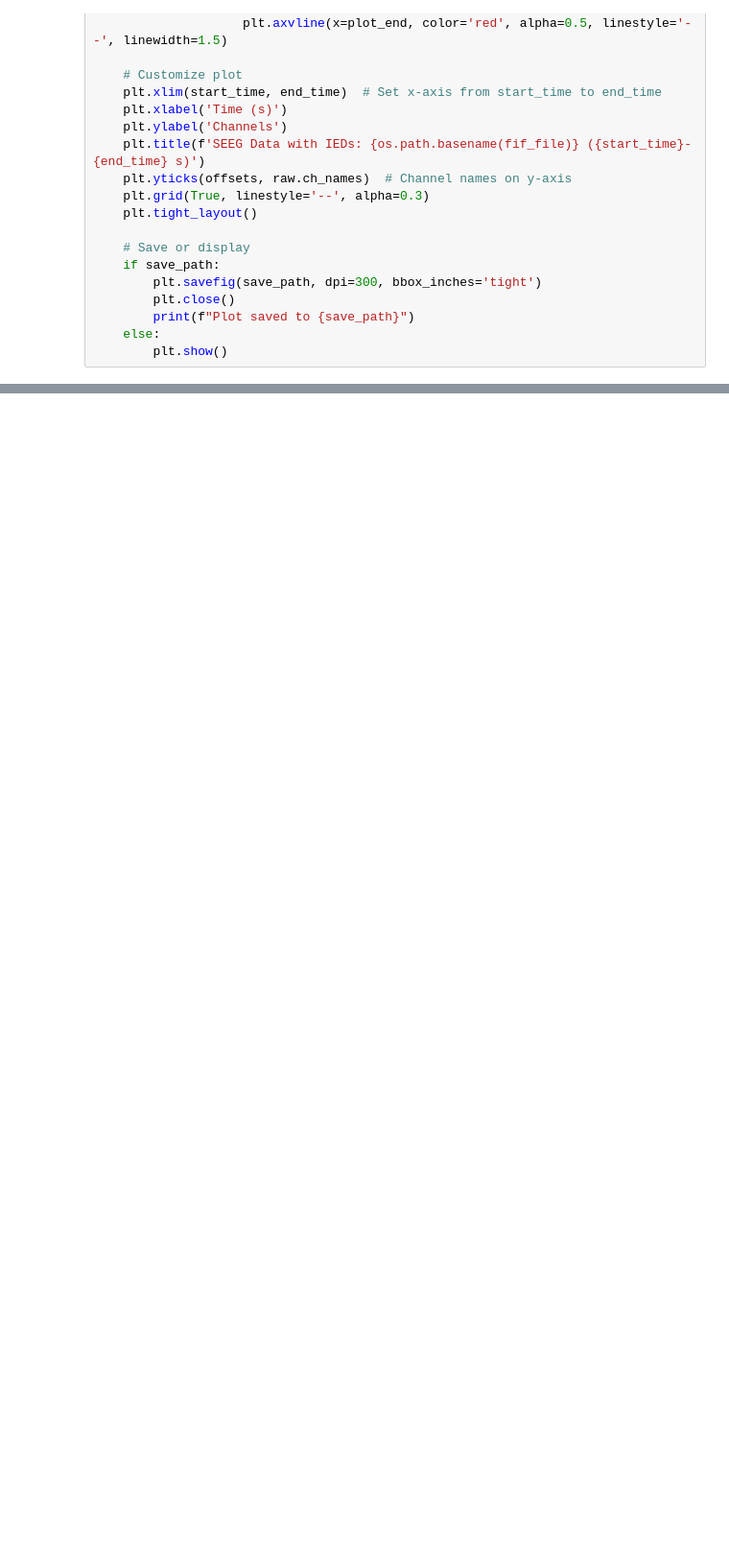
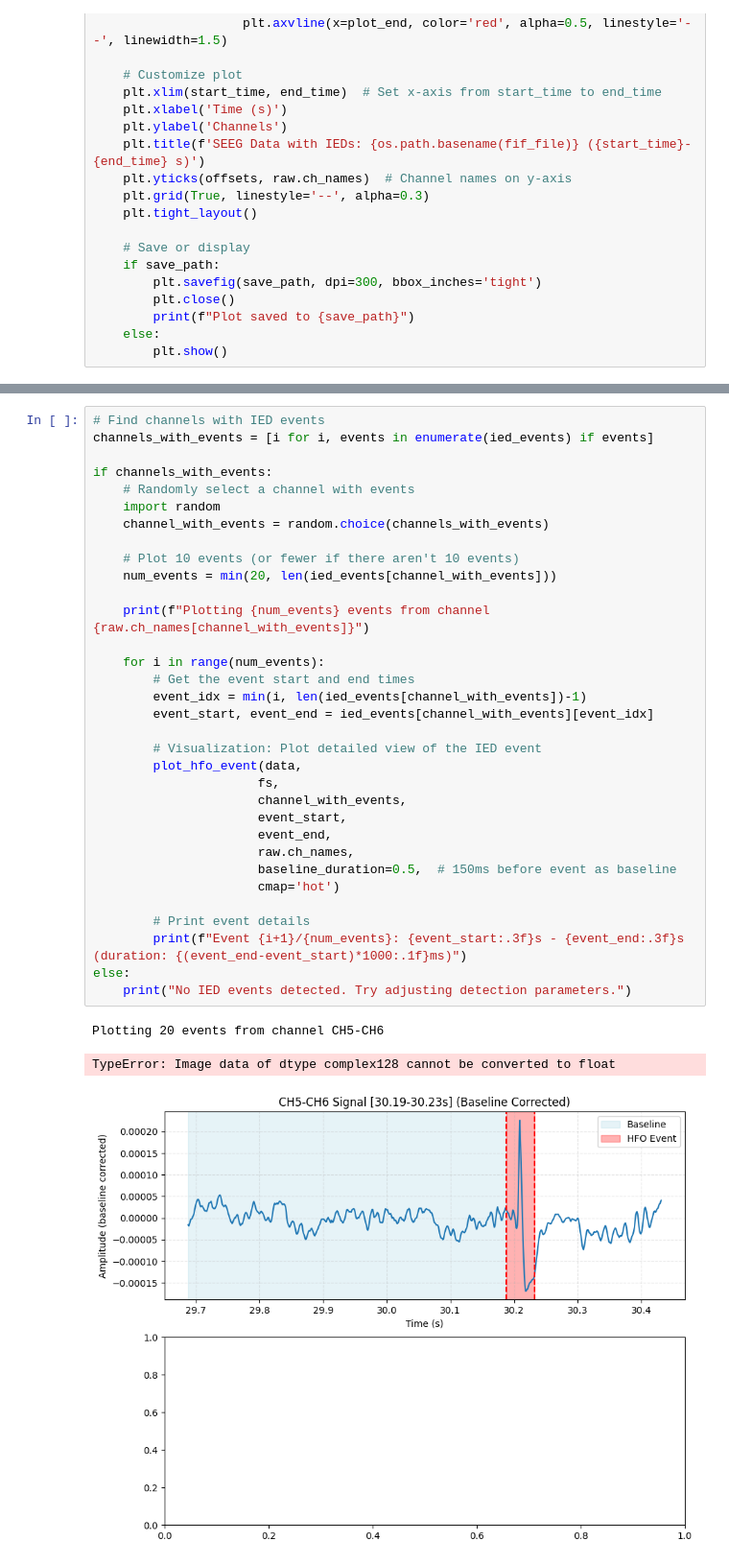
Before and after one commit to Jlei61/ans_MARBLE, a Jupyter notebook: raw_visualize.ipynb, the cells around one changed output, grey strips where cells are left out. Shown at 96% size. Drawn from its saved outputs; the diff is of its cells as text; blank space fills up the shorter version.

```diff
--- a/raw_visualize.ipynb
+++ b/raw_visualize.ipynb
@@ -218,0 +249,37 @@ Reading 0 ... 1964999  =      0.000 ...  1964.999 secs...
+# %%
+# Find channels with IED events
+channels_with_events = [i for i, events in enumerate(ied_events) if events]
+
+if channels_with_events:
+    # Randomly select a channel with events
+    import random
+    channel_with_events = random.choice(channels_with_events)
+
+    # Plot 10 events (or fewer if there aren't 10 events)
+    num_events = min(20, len(ied_events[channel_with_events]))
+
+    print(f"Plotting {num_events} events from channel {raw.ch_names[channel_with_events]}")
+
+    for i in range(num_events):
+        # Get the event start and end times
+        event_idx = min(i, len(ied_events[channel_with_events])-1)
+        event_start, event_end = ied_events[channel_with_events][event_idx]
+
+        # Visualization: Plot detailed view of the IED event
+        plot_hfo_event(data,
+                      fs,
+                      channel_with_events,
+                      event_start,
+                      event_end,
+                      raw.ch_names,
+                      baseline_duration=0.5,  # 150ms before event as baseline
+                      cmap='hot')
+
+        # Print event details
+        print(f"Event {i+1}/{num_events}: {event_start:.3f}s - {event_end:.3f}s (duration: {(event_end-event_start)*1000:.1f}ms)")
+else:
+    print("No IED events detected. Try adjusting detection parameters.")
+# %% [output]
+Plotting 20 events from channel CH5-CH6
+TypeError: Image data of dtype complex128 cannot be converted to float
+[figure, added]
```
Also changed, not shown: parts of 7 cells of this notebook, 14 other files.
